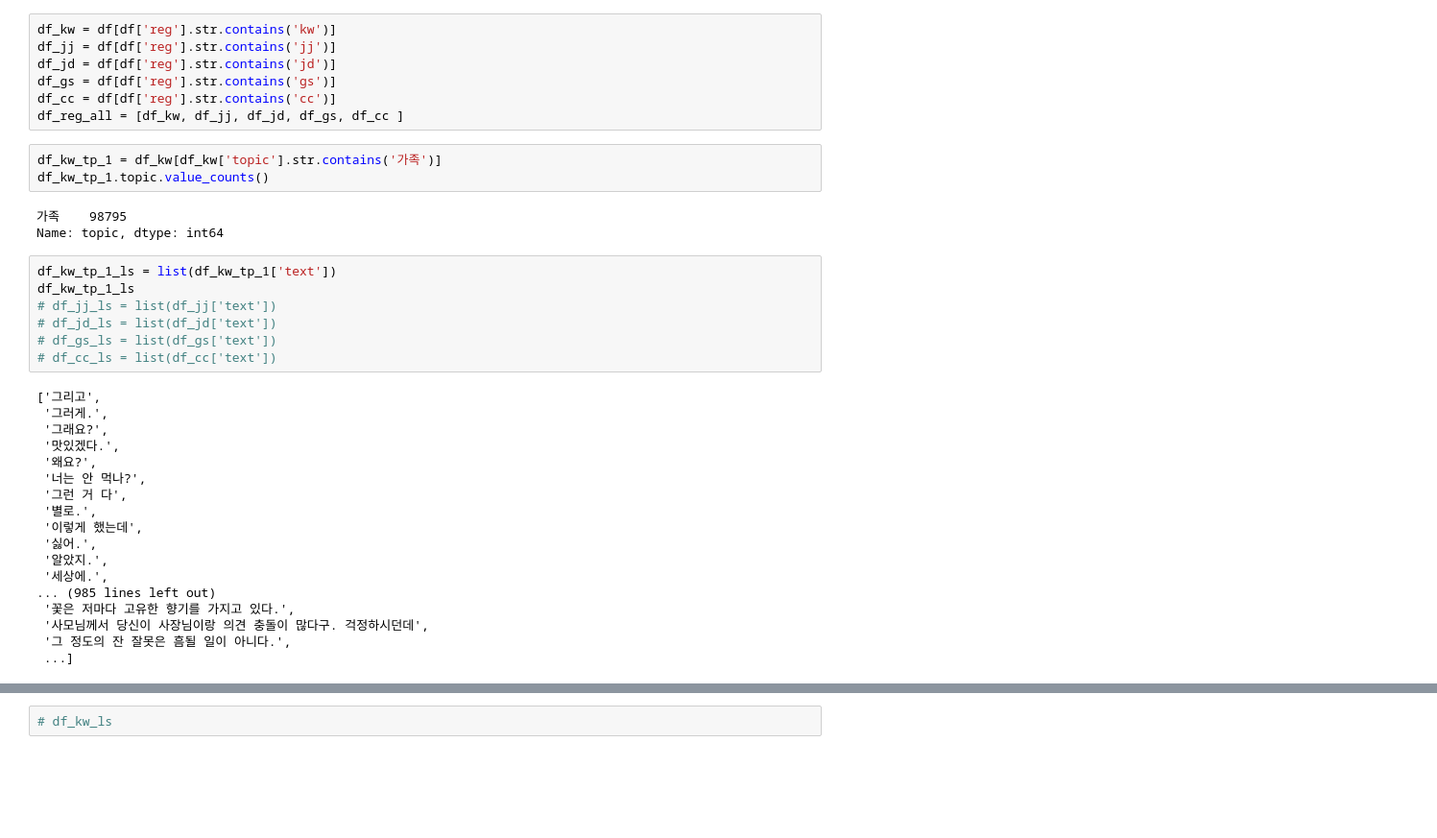
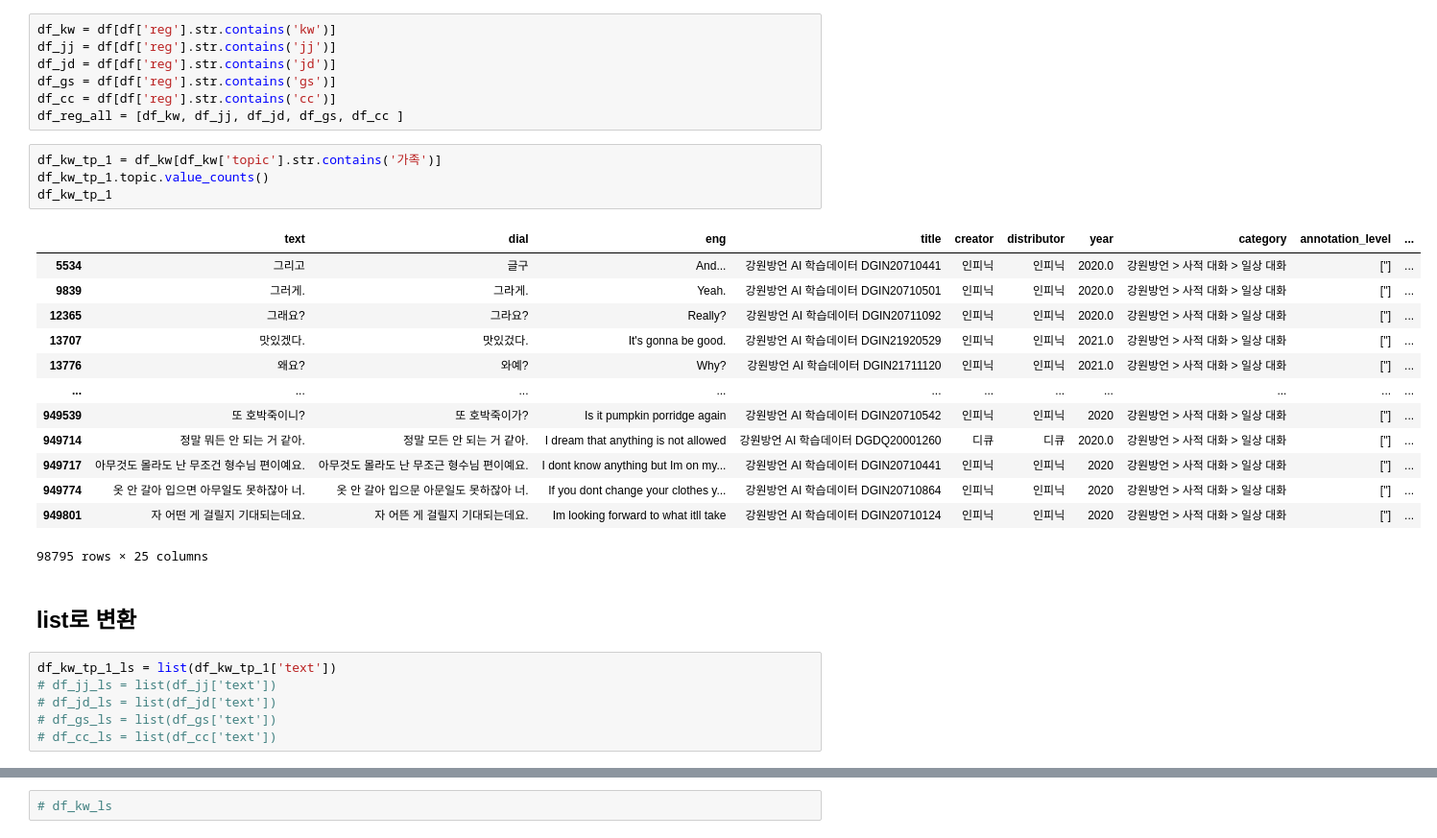
Before and after one commit to SSEONAH/PocLab, a Jupyter notebook: meta_seq_similarity.ipynb, the cells around one changed output, grey strips where cells are left out. Shown at 96% size. Saved outputs shown, nothing was run; the diff lists cells and outputs as text; blank space fills up the shorter version.

```diff
--- a/meta_seq_similarity.ipynb
+++ b/meta_seq_similarity.ipynb
@@ -67,34 +67,29 @@ df_reg_all = [df_kw, df_jj, df_jd, df_gs, df_cc ]
 # %%
 df_kw_tp_1 = df_kw[df_kw['topic'].str.contains('가족')]
 df_kw_tp_1.topic.value_counts()
+df_kw_tp_1
 # %% [output]
+|  | text | dial | eng | title | creator | distributor | year | category | annotation_level | ... |
+| 5534 | 그리고 | 글구 | And... | 강원방언 AI 학습데이터 DGIN20710441 | 인피닉 | 인피닉 | 2020.0 | 강원방언 > 사적 대화 > 일상 대화 | [''] | ... |
+| 9839 | 그러게. | 그라게. | Yeah. | 강원방언 AI 학습데이터 DGIN20710501 | 인피닉 | 인피닉 | 2020.0 | 강원방언 > 사적 대화 > 일상 대화 | [''] | ... |
+| 12365 | 그래요? | 그라요? | Really? | 강원방언 AI 학습데이터 DGIN20711092 | 인피닉 | 인피닉 | 2020.0 | 강원방언 > 사적 대화 > 일상 대화 | [''] | ... |
+| 13707 | 맛있겠다. | 맛있겄다. | It's gonna be good. | 강원방언 AI 학습데이터 DGIN21920529 | 인피닉 | 인피닉 | 2021.0 | 강원방언 > 사적 대화 > 일상 대화 | [''] | ... |
+| 13776 | 왜요? | 와예? | Why? | 강원방언 AI 학습데이터 DGIN21711120 | 인피닉 | 인피닉 | 2021.0 | 강원방언 > 사적 대화 > 일상 대화 | [''] | ... |
+| ... | ... | ... | ... | ... | ... | ... | ... | ... | ... | ... |
+| 949539 | 또 호박죽이니? | 또 호박죽이가? | Is it pumpkin porridge again | 강원방언 AI 학습데이터 DGIN20710542 | 인피닉 | 인피닉 | 2020 | 강원방언 > 사적 대화 > 일상 대화 | [''] | ... |
+| 949714 | 정말 뭐든 안 되는 거 같아. | 정말 모든 안 되는 거 같아. | I dream that anything is not allowed | 강원방언 AI 학습데이터 DGDQ20001260 | 디큐 | 디큐 | 2020.0 | 강원방언 > 사적 대화 > 일상 대화 | [''] | ... |
+| 949717 | 아무것도 몰라도 난 무조건 형수님 편이예요. | 아무것도 몰라도 난 무조근 형수님 편이예요. | I dont know anything but Im on my... | 강원방언 AI 학습데이터 DGIN20710441 | 인피닉 | 인피닉 | 2020 | 강원방언 > 사적 대화 > 일상 대화 | [''] | ... |
+| 949774 | 옷 안 갈아 입으면 아무일도 못하잖아 너. | 옷 안 갈아 입으문 아문일도 못하잖아 너. | If you dont change your clothes y... | 강원방언 AI 학습데이터 DGIN20710864 | 인피닉 | 인피닉 | 2020 | 강원방언 > 사적 대화 > 일상 대화 | [''] | ... |
+| 949801 | 자 어떤 게 걸릴지 기대되는데요. | 자 어뜬 게 걸릴지 기대되는데요. | Im looking forward to what itll take | 강원방언 AI 학습데이터 DGIN20710124 | 인피닉 | 인피닉 | 2020 | 강원방언 > 사적 대화 > 일상 대화 | [''] | ... |
-가족    98795
-Name: topic, dtype: int64
+98795 rows × 25 columns
+# %% [markdown]
+## list로 변환
 # %%
 df_kw_tp_1_ls = list(df_kw_tp_1['text'])
-df_kw_tp_1_ls
 # df_jj_ls = list(df_jj['text'])
 # df_jd_ls = list(df_jd['text'])
 # df_gs_ls = list(df_gs['text'])
 # df_cc_ls = list(df_cc['text'])
-# %% [output]
-['그리고',
- '그러게.',
- '그래요?',
- '맛있겠다.',
- '왜요?',
- '너는 안 먹나?',
- '그런 거 다',
- '별로.',
- '이렇게 했는데',
- '싫어.',
- '알았지.',
- '세상에.',
-... (985 lines left out)
- '꽃은 저마다 고유한 향기를 가지고 있다.',
- '사모님께서 당신이 사장님이랑 의견 충돌이 많다구. 걱정하시던데',
- '그 정도의 잔 잘못은 흠될 일이 아니다.',
- ...]
 # %%
 import random
 
```
Also changed, not shown: parts of 23 cells of this notebook.
